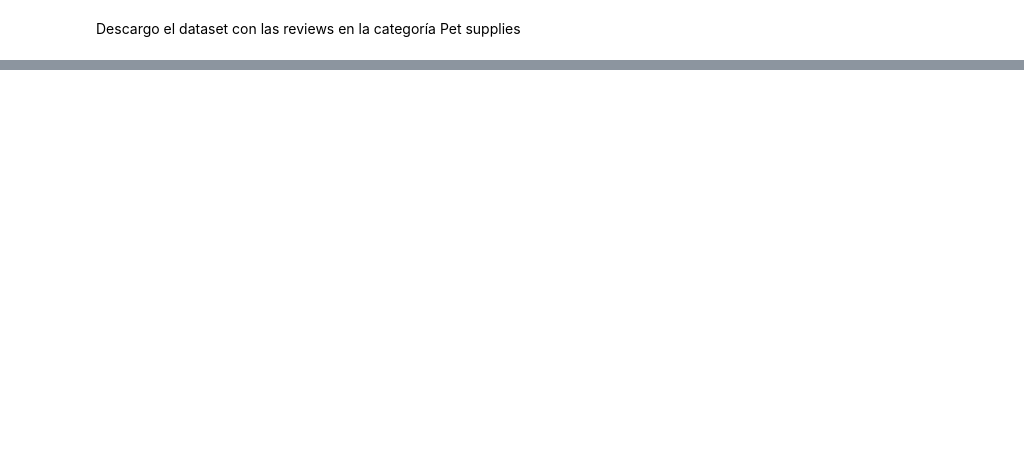
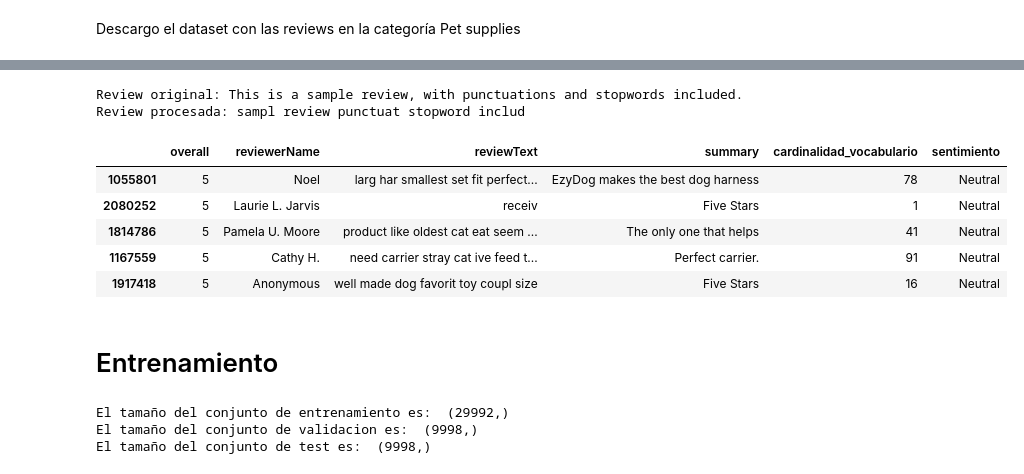
Before and after one commit to Lynphex/TrainingProjects, a Jupyter notebook: NLP/PRACTICA_NLP.ipynb, the cells around one changed output, grey strips where cells are left out. Saved outputs shown, nothing was run; the diff lists cells and outputs as text; code cells hidden in the pictures; blank space fills up the shorter version.

```diff
--- a/NLP/PRACTICA_NLP.ipynb
+++ b/NLP/PRACTICA_NLP.ipynb
@@ -112,0 +277,38 @@ plt.show()
+# %%
+import string
+import nltk
+import pandas as pd
+nltk.download('stopwords')
+from nltk.corpus import stopwords
+from nltk.tokenize import word_tokenize
+from nltk.stem import PorterStemmer
+from sklearn.model_selection import train_test_split
+from sklearn.feature_extraction.text import CountVectorizer
+from sklearn.linear_model import LogisticRegression
+from sklearn.metrics import classification_report
+
+def preprocesar_reviews(review):
+    review = eliminar_puntuacion(review)
+    review = convertir_minusculas(review)
+    review = eliminar_stopwords(review)
+    review = stem_palabras(review)
+    return review
+
+def eliminar_puntuacion(texto):
+    translator = str.maketrans('', '', string.punctuation)
+    return texto.translate(translator)
+
+def convertir_minusculas(texto):
+    return texto.lower()
+
+def eliminar_stopwords(texto):
+    stop_words = set(stopwords.words('english'))
+    words = word_tokenize(texto)
+    words = [word for word in words if word not in stop_words]
+    return ' '.join(words)
+
+def stem_palabras(texto):
+    ps = PorterStemmer()
+    words = word_tokenize(texto)
+    words = [ps.stem(word) for word in words]
+    return ' '.join(words)
@@ -112,0 +318,33 @@ plt.show()
+# %%
+review = "This is a sample review, with punctuations and stopwords included."
+review_procesada = preprocesar_reviews(review)
+print("Review original:", review)
+print("Review procesada:", review_procesada)
+# %% [output]
+Review original: This is a sample review, with punctuations and stopwords included.
+Review procesada: sampl review punctuat stopword includ
+# %%
+# Aplico el preprocesador a las reviews
+datos['reviewText'] = datos['reviewText'].apply(preprocesar_reviews)
+datos.head()
+# %% [output]
+|  | overall | reviewerName | reviewText | summary | cardinalidad_vocabulario | sentimiento |
+| 1055801 | 5 | Noel | larg har smallest set fit perfect... | EzyDog makes the best dog harness | 78 | Neutral |
+| 2080252 | 5 | Laurie L. Jarvis | receiv | Five Stars | 1 | Neutral |
+| 1814786 | 5 | Pamela U. Moore | product like oldest cat eat seem ... | The only one that helps | 41 | Neutral |
+| 1167559 | 5 | Cathy H. | need carrier stray cat ive feed t... | Perfect carrier. | 91 | Neutral |
+| 1917418 | 5 | Anonymous | well made dog favorit toy coupl size | Five Stars | 16 | Neutral |
+# %% [markdown]
+# Entrenamiento
+# %%
+# Realizo el split con variable objetivo mi columna de sentimiento
+X_train_full, X_test, y_train_full, y_test = train_test_split(datos['reviewText'], datos['sentimiento'], test_size=0.2, random_state=42)
+X_train, X_val, y_train, y_val = train_test_split(X_train_full, y_train_full, test_size=0.25, random_state=42)
+
+print("El tamaño del conjunto de entrenamiento es: ", X_train.shape)
+print("El tamaño del conjunto de validacion es: ", X_val.shape)
+print("El tamaño del conjunto de test es: ", X_test.shape)
+# %% [output]
+El tamaño del conjunto de entrenamiento es:  (29992,)
+El tamaño del conjunto de validacion es:  (9998,)
+El tamaño del conjunto de test es:  (9998,)
```
Also changed, not shown: parts of 29 cells of this notebook.
